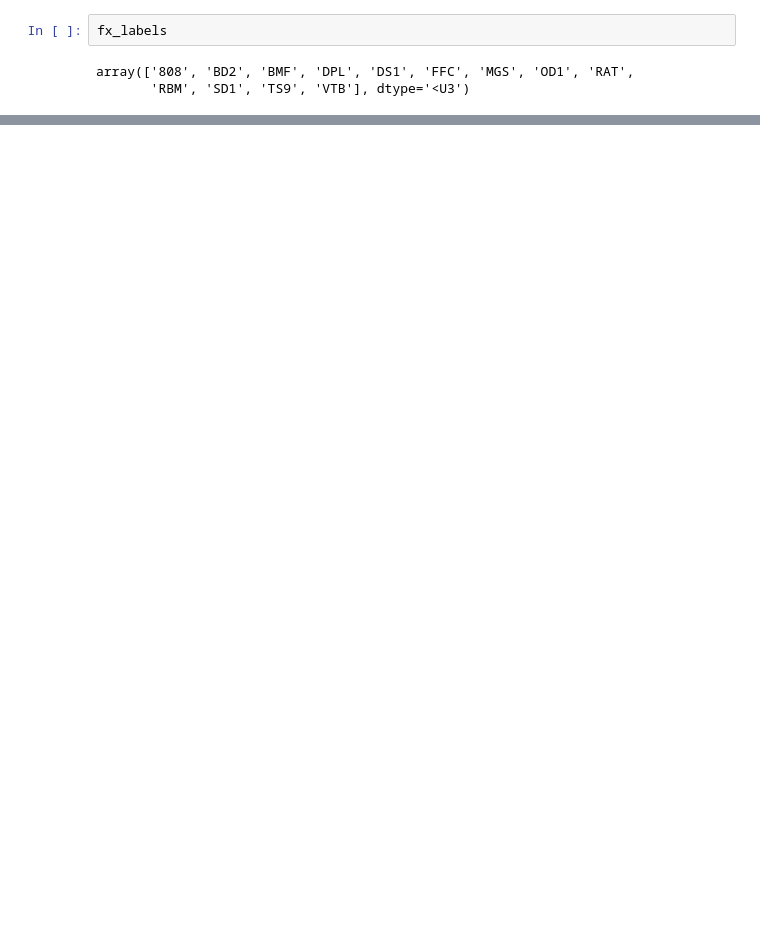
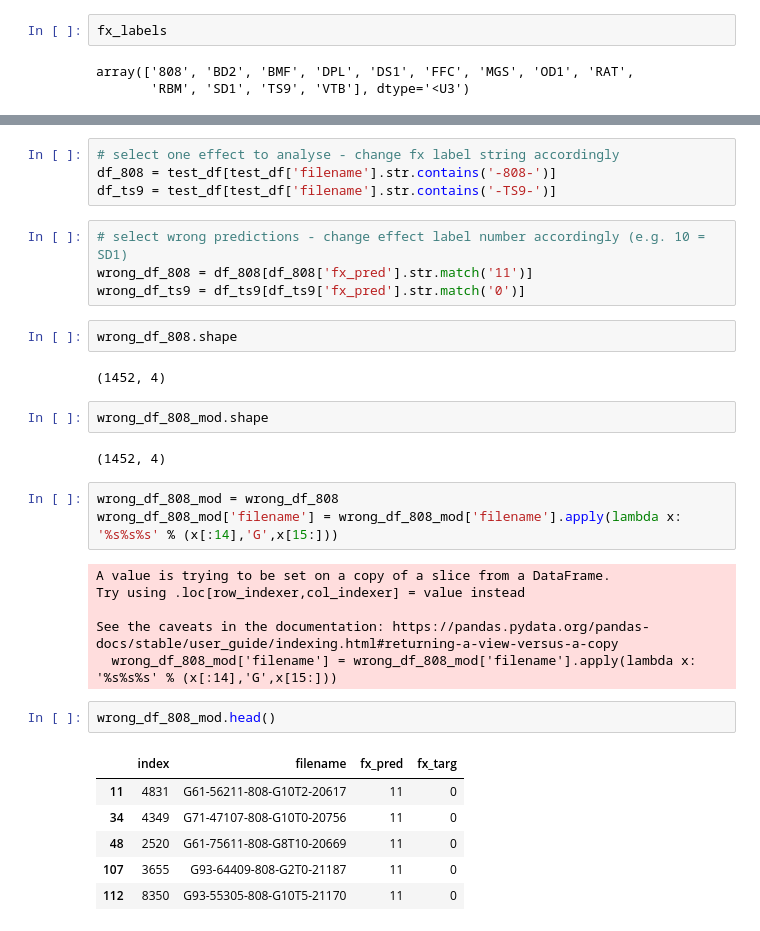
Before and after one commit to mcomunita/gfx-classifier, a Jupyter notebook: src/analysis_fxnet_cm.ipynb, the cells around one changed output, grey strips where cells are left out. Drawn from its saved outputs; the diff is of its cells as text; blank space fills up the shorter version.

```diff
--- a/src/analysis_fxnet_cm.ipynb
+++ b/src/analysis_fxnet_cm.ipynb
@@ -235,0 +311,34 @@ D2 T0 :  0
+# %%
+# select one effect to analyse - change fx label string accordingly
+df_808 = test_df[test_df['filename'].str.contains('-808-')]
+df_ts9 = test_df[test_df['filename'].str.contains('-TS9-')]
+# %%
+# select wrong predictions - change effect label number accordingly (e.g. 10 = SD1)
+wrong_df_808 = df_808[df_808['fx_pred'].str.match('11')]
+wrong_df_ts9 = df_ts9[df_ts9['fx_pred'].str.match('0')]
+# %%
+wrong_df_808.shape
+# %% [output]
+(1452, 4)
+# %%
+wrong_df_808_mod.shape
+# %% [output]
+(1452, 4)
+# %%
+wrong_df_808_mod = wrong_df_808
+wrong_df_808_mod['filename'] = wrong_df_808_mod['filename'].apply(lambda x: '%s%s%s' % (x[:14],'G',x[15:]))
+# %% [output]
+A value is trying to be set on a copy of a slice from a DataFrame.
+Try using .loc[row_indexer,col_indexer] = value instead
+
+See the caveats in the documentation: https://pandas.pydata.org/pandas-docs/stable/user_guide/indexing.html#returning-a-view-versus-a-copy
+  wrong_df_808_mod['filename'] = wrong_df_808_mod['filename'].apply(lambda x: '%s%s%s' % (x[:14],'G',x[15:]))
+# %%
+wrong_df_808_mod.head()
+# %% [output]
+|  | index | filename | fx_pred | fx_targ |
+| 11 | 4831 | G61-56211-808-G10T2-20617 | 11 | 0 |
+| 34 | 4349 | G71-47107-808-G10T0-20756 | 11 | 0 |
+| 48 | 2520 | G61-75611-808-G8T10-20669 | 11 | 0 |
+| 107 | 3655 | G93-64409-808-G2T0-21187 | 11 | 0 |
+| 112 | 8350 | G93-55305-808-G10T5-21170 | 11 | 0 |
```
Also changed, not shown: parts of 21 cells of this notebook, 3 other files.
